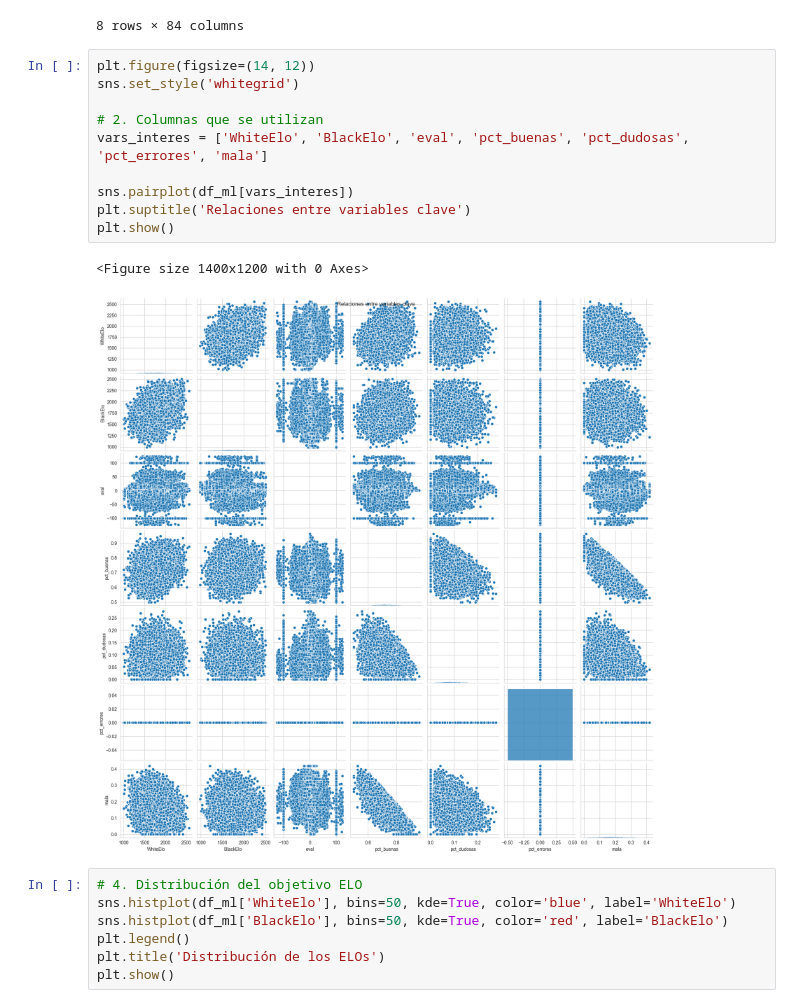
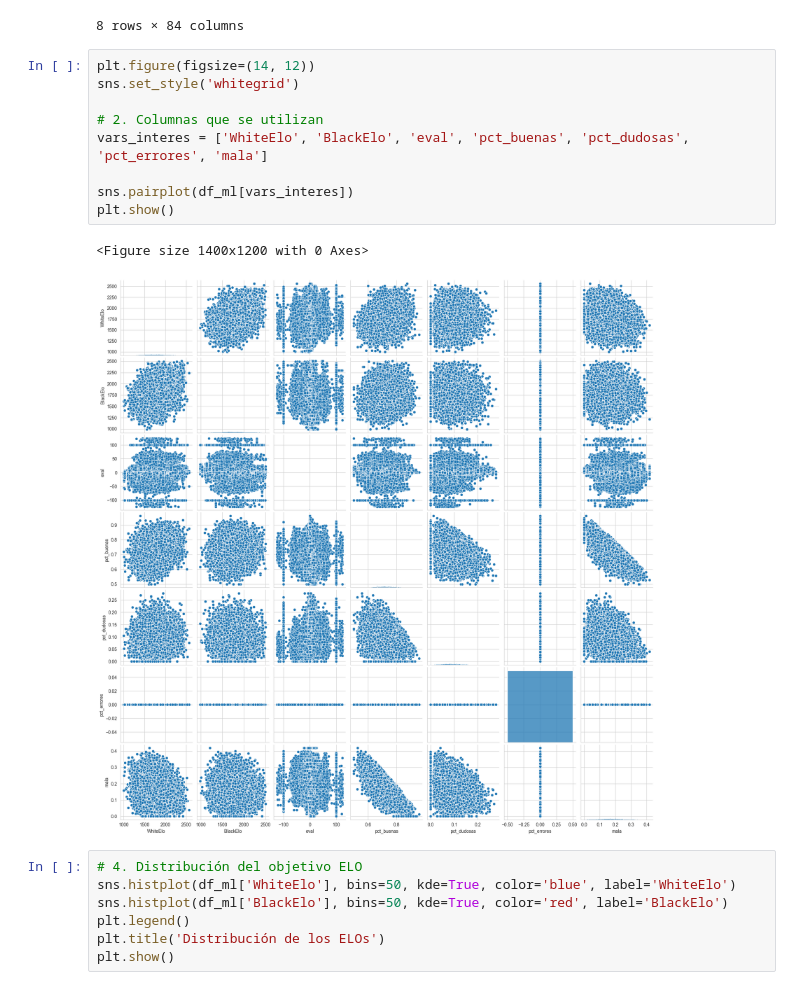
Before and after one commit to eortas/ML_Chess, a Jupyter notebook: notebooks/Analisis.ipynb, the cells around one changed output. Drawn from its saved outputs; the diff is of its cells as text.

```diff
--- a/notebooks/Analisis.ipynb
+++ b/notebooks/Analisis.ipynb
@@ -39,16 +39,15 @@ df_ml.describe()
 # %%
 plt.figure(figsize=(14, 12))
 sns.set_style('whitegrid')
 
 # 2. Columnas que se utilizan
 vars_interes = ['WhiteElo', 'BlackElo', 'eval', 'pct_buenas', 'pct_dudosas', 'pct_errores', 'mala']
 
 sns.pairplot(df_ml[vars_interes])
-plt.suptitle('Relaciones entre variables clave')
 plt.show()
 # %% [output]
 <Figure size 1400x1200 with 0 Axes>
-[figure, old version]
+[figure, new version]
 # %%
 # 4. Distribución del objetivo ELO
 sns.histplot(df_ml['WhiteElo'], bins=50, kde=True, color='blue', label='WhiteElo')
```
Also changed, not shown: parts of 3 cells of this notebook, 7 other files.
